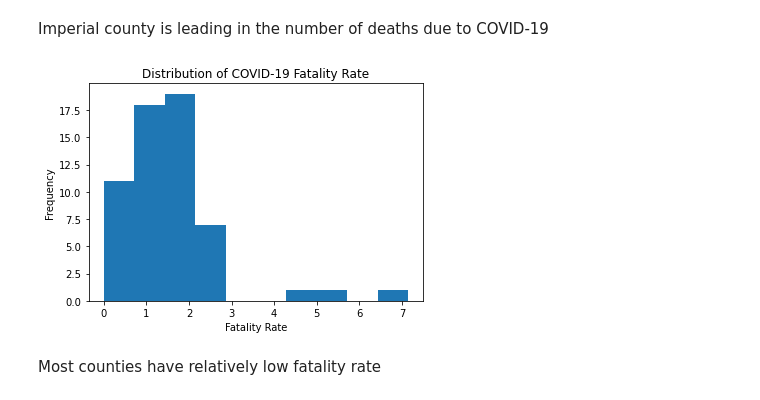
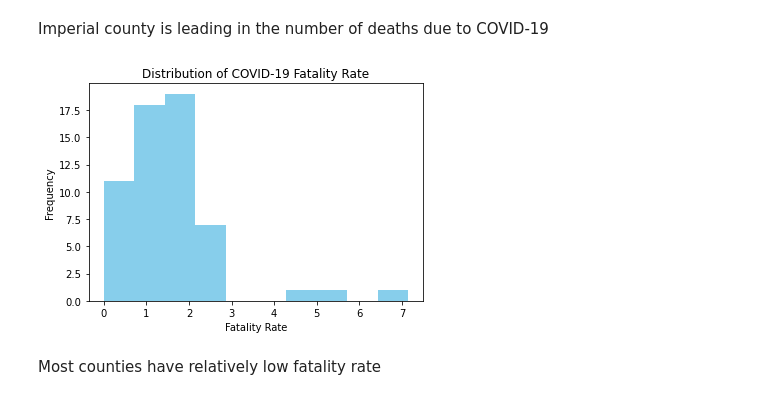
Before and after one commit to iforani/project-five, a Jupyter notebook: code/more_eda_emiko.ipynb, the cells around one changed output. Saved outputs shown, nothing was run; the diff lists cells and outputs as text; code cells hidden in the pictures.

```diff
--- a/code/more_eda_emiko.ipynb
+++ b/code/more_eda_emiko.ipynb
@@ -153,12 +169,12 @@ plt.xticks(rotation=45);
 Imperial county is leading in the number of deaths due to COVID-19
 # %%
 # distribution of fatality rate
-plt.hist(disasters['covid_case_fatality_ratio'])
+plt.hist(disasters['covid_case_fatality_ratio'], color='skyblue')
 plt.title('Distribution of COVID-19 Fatality Rate')
 plt.xlabel('Fatality Rate')
 plt.ylabel('Frequency');
 # %% [output]
-[figure, old version]
+[figure, new version]
 # %% [markdown]
 Most counties have relatively low fatality rate
 # %%
```
Also changed, not shown: parts of 5 cells of this notebook, 9 other files.
